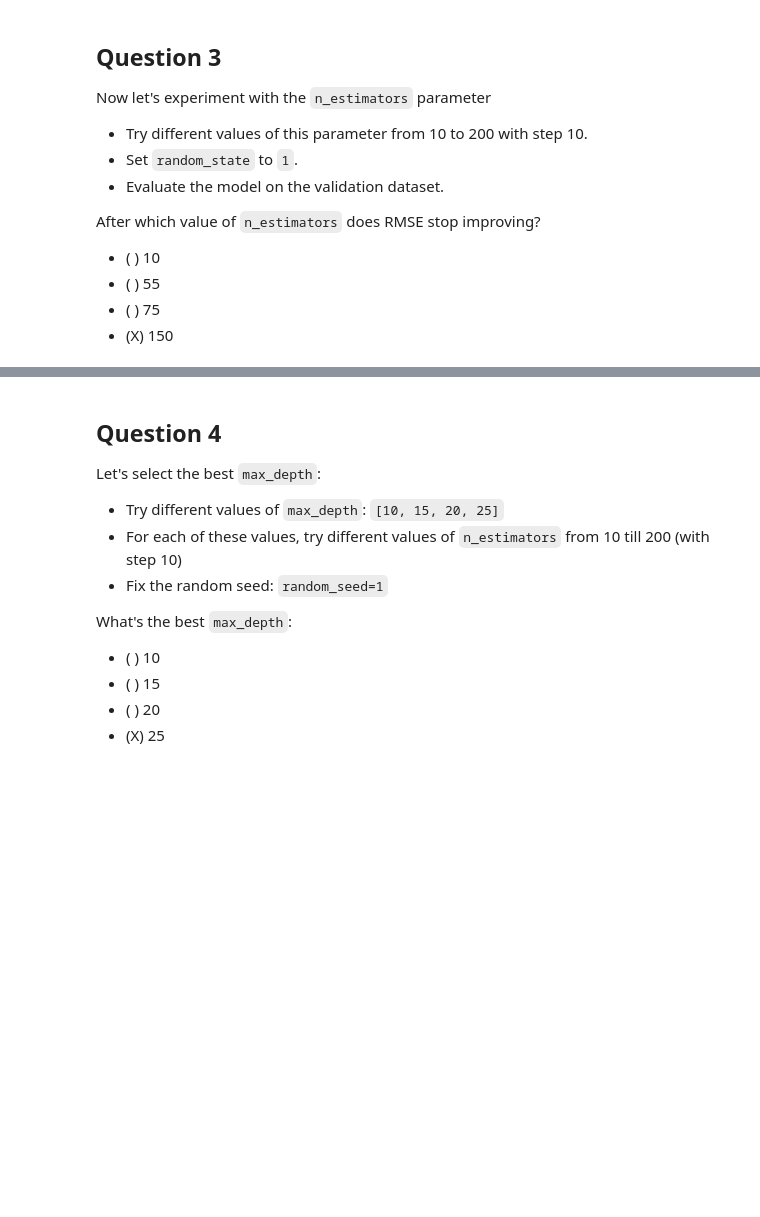
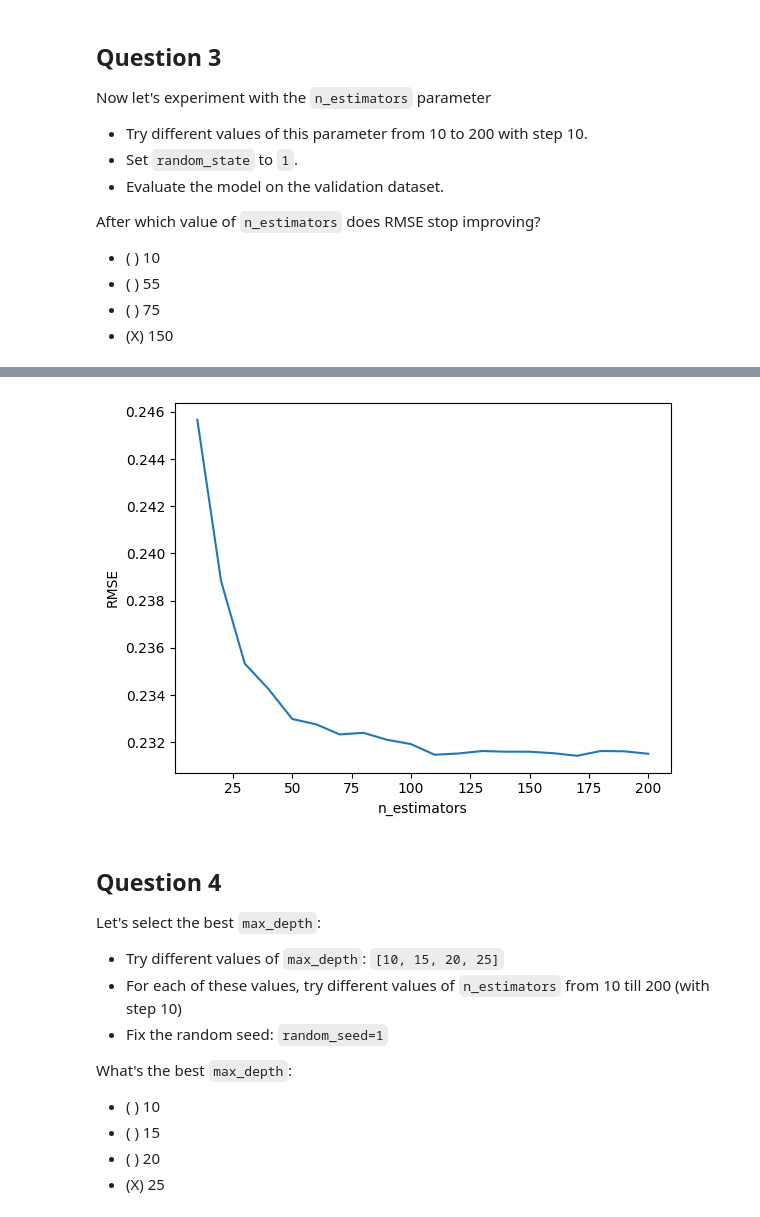
Before and after one commit to jvscursulim/mlzoomcamp2022_jvscursulim, a Jupyter notebook: 06-trees/homework/homework06.ipynb, the cells around one changed output, grey strips where cells are left out. Saved outputs shown, nothing was run; the diff lists cells and outputs as text; code cells hidden in the pictures; blank space fills up the shorter version.

```diff
--- a/06-trees/homework/homework06.ipynb
+++ b/06-trees/homework/homework06.ipynb
@@ -216,3 +217,10 @@ df_n_estimators.sort_values("rmse", ascending=False)
+# %%
+plt.plot(df_n_estimators.n, df_n_estimators.rmse)
+plt.xlabel("n_estimators")
+plt.ylabel("RMSE")
+plt.show()
+# %% [output]
+[figure, added]
 # %% [markdown]
 ## Question 4
 
```
Also changed, not shown: parts of 17 cells of this notebook.
